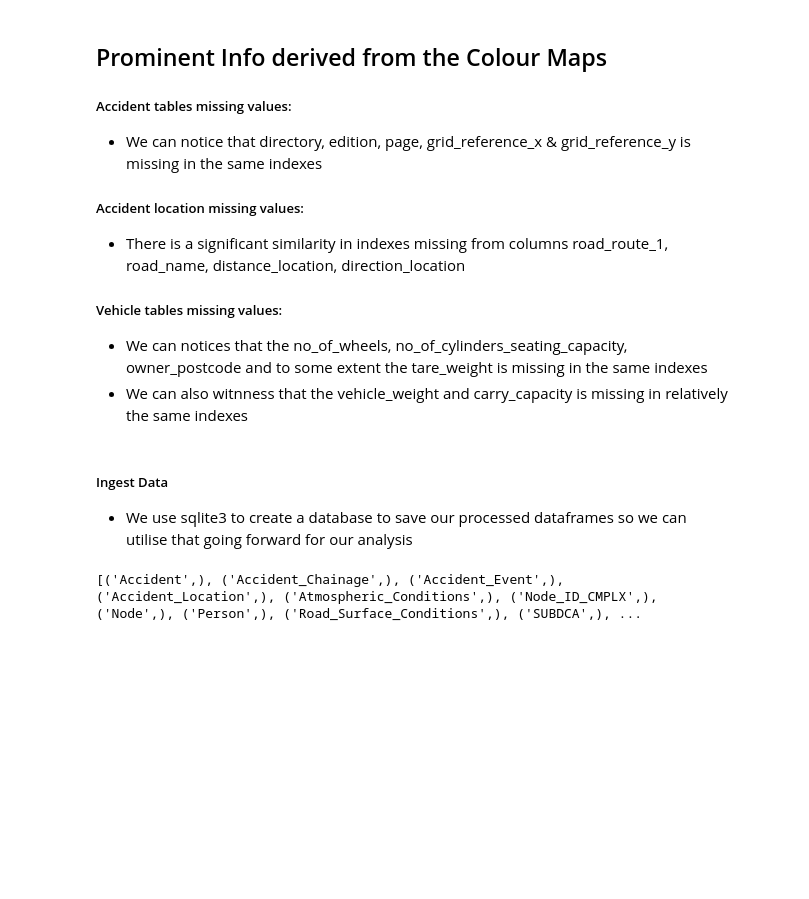
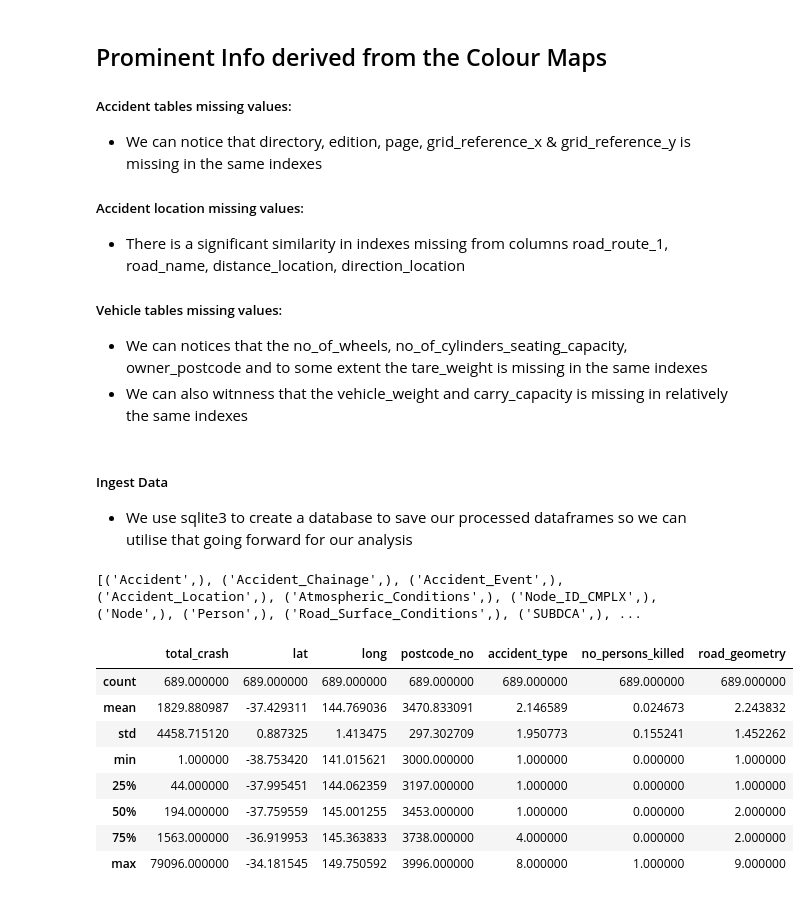
Before and after one commit to Kilo-zolo/Vic_CrashStats, a Jupyter notebook: notebooks/eda.ipynb, the cells around one changed output. Saved outputs shown, nothing was run; the diff lists cells and outputs as text; code cells hidden in the pictures; blank space fills up the shorter version.

```diff
--- a/notebooks/eda.ipynb
+++ b/notebooks/eda.ipynb
@@ -249,3 +259,23 @@ query.execute("SELECT name FROM sqlite_master WHERE type='table';")
 print(query.fetchall())
 # %% [output]
 [('Accident',), ('Accident_Chainage',), ('Accident_Event',), ('Accident_Location',), ('Atmospheric_Conditions',), ('Node_ID_CMPLX',), ('Node',), ('Person',), ('Road_Surface_Conditions',), ('SUBDCA',), ...
+# %%
+query = '''
+            SELECT count(N.ACCIDENT_NO) as total_crash, N.Lat, N.Long, N.POSTCODE_NO, A.accident_type, A.no_persons_killed, A.road_geometry
+            FROM NODE N
+            INNER JOIN Accident A ON N.node_id = A.node_id
+            GROUP BY N.POSTCODE_NO
+        '''
+
+coord = pd.read_sql(query, connect)
+coord.describe()
+# %% [output]
+|  | total_crash | lat | long | postcode_no | accident_type | no_persons_killed | road_geometry |
+| count | 689.000000 | 689.000000 | 689.000000 | 689.000000 | 689.000000 | 689.000000 | 689.000000 |
+| mean | 1829.880987 | -37.429311 | 144.769036 | 3470.833091 | 2.146589 | 0.024673 | 2.243832 |
+| std | 4458.715120 | 0.887325 | 1.413475 | 297.302709 | 1.950773 | 0.155241 | 1.452262 |
+| min | 1.000000 | -38.753420 | 141.015621 | 3000.000000 | 1.000000 | 0.000000 | 1.000000 |
+| 25% | 44.000000 | -37.995451 | 144.062359 | 3197.000000 | 1.000000 | 0.000000 | 1.000000 |
+| 50% | 194.000000 | -37.759559 | 145.001255 | 3453.000000 | 1.000000 | 0.000000 | 2.000000 |
+| 75% | 1563.000000 | -36.919953 | 145.363833 | 3738.000000 | 4.000000 | 0.000000 | 2.000000 |
+| max | 79096.000000 | -34.181545 | 149.750592 | 3996.000000 | 8.000000 | 1.000000 | 9.000000 |
```
Also changed, not shown: parts of 10 cells of this notebook, 1 other file.
